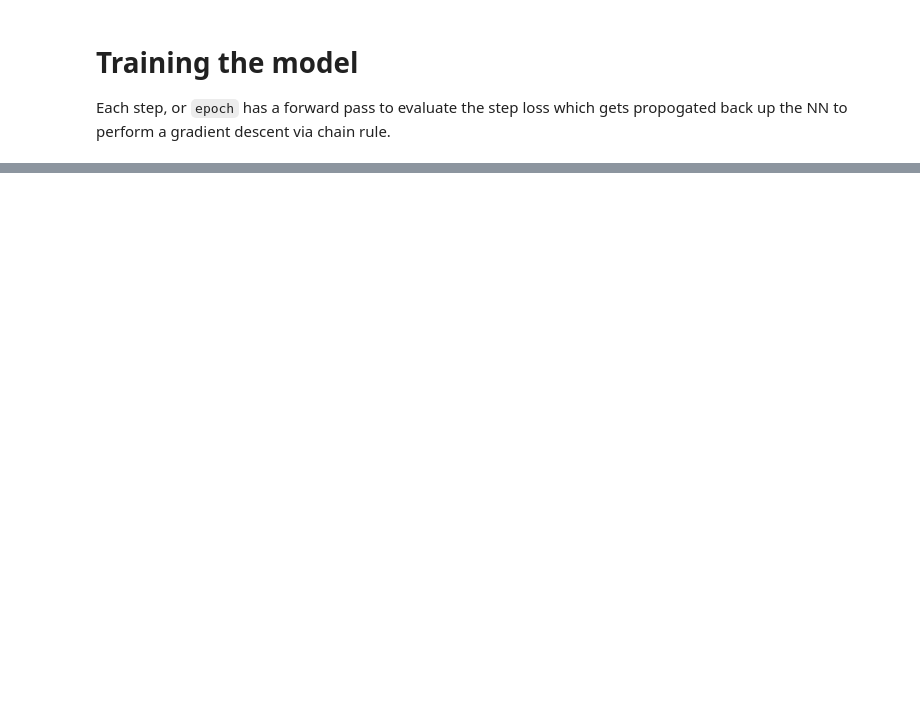
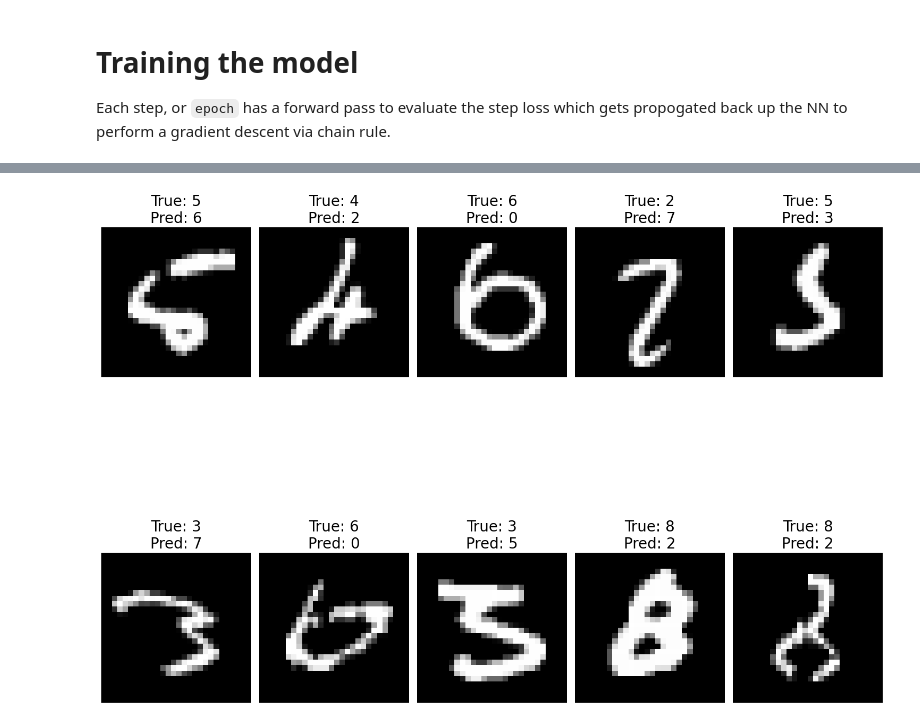
Before and after one commit to suessflorian/spiking-neurons, a Jupyter notebook: NN-Introduction.ipynb, the cells around one changed output, grey strips where cells are left out. Cells and saved outputs as stored; diff of their text form; code cells hidden in the pictures; blank space fills up the shorter version.

```diff
--- a/NN-Introduction.ipynb
+++ b/NN-Introduction.ipynb
@@ -322,0 +375,13 @@ Accuracy of the network on the 10000 test images: 93.27%
+# %%
+fig, axs = plt.subplots(2, 5, figsize=(15, 15))
+axs = axs.flatten()
+for i in range(10):
+    img, pred, label = misclassified_images[i], misclassified_preds[i], misclassified_labels[i]
+    axs[i].imshow(img, cmap='gray')
+    axs[i].set_title(f"True: {label}\nPred: {pred}", fontsize=20)
+    axs[i].axis('off')
+
+plt.tight_layout()
+plt.show()
+# %% [output]
+[figure, added]
```
Also changed, not shown: parts of 19 cells of this notebook, 2 other files.
